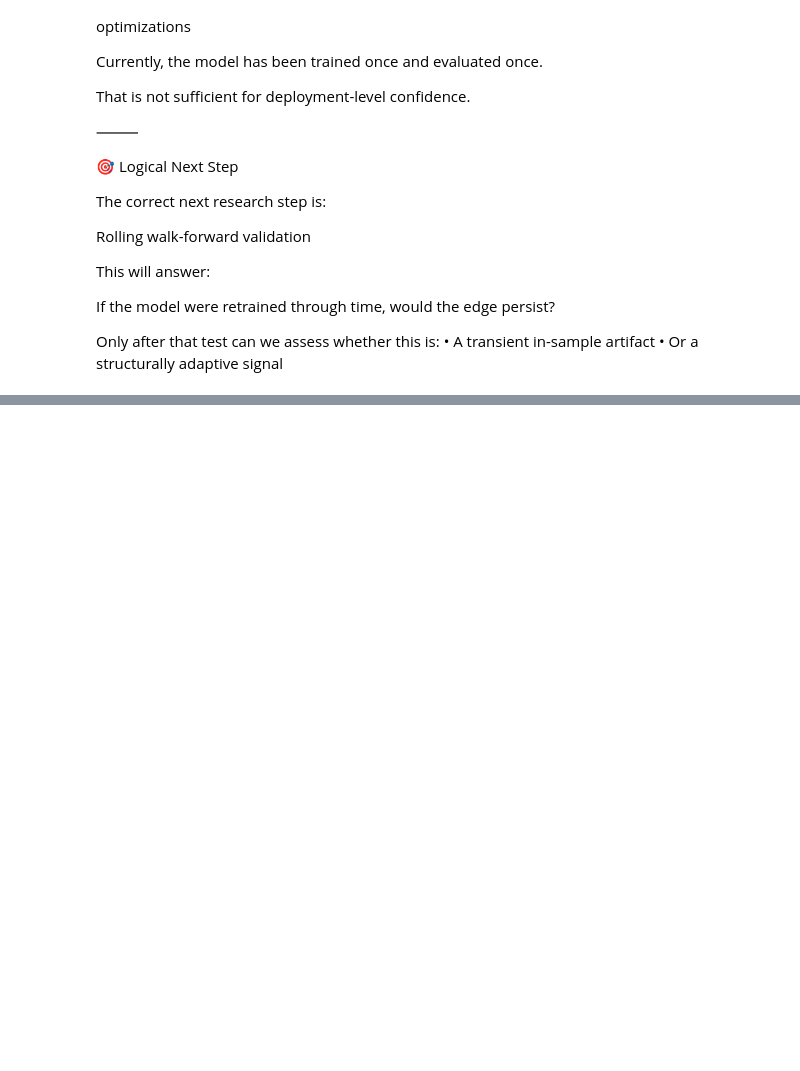
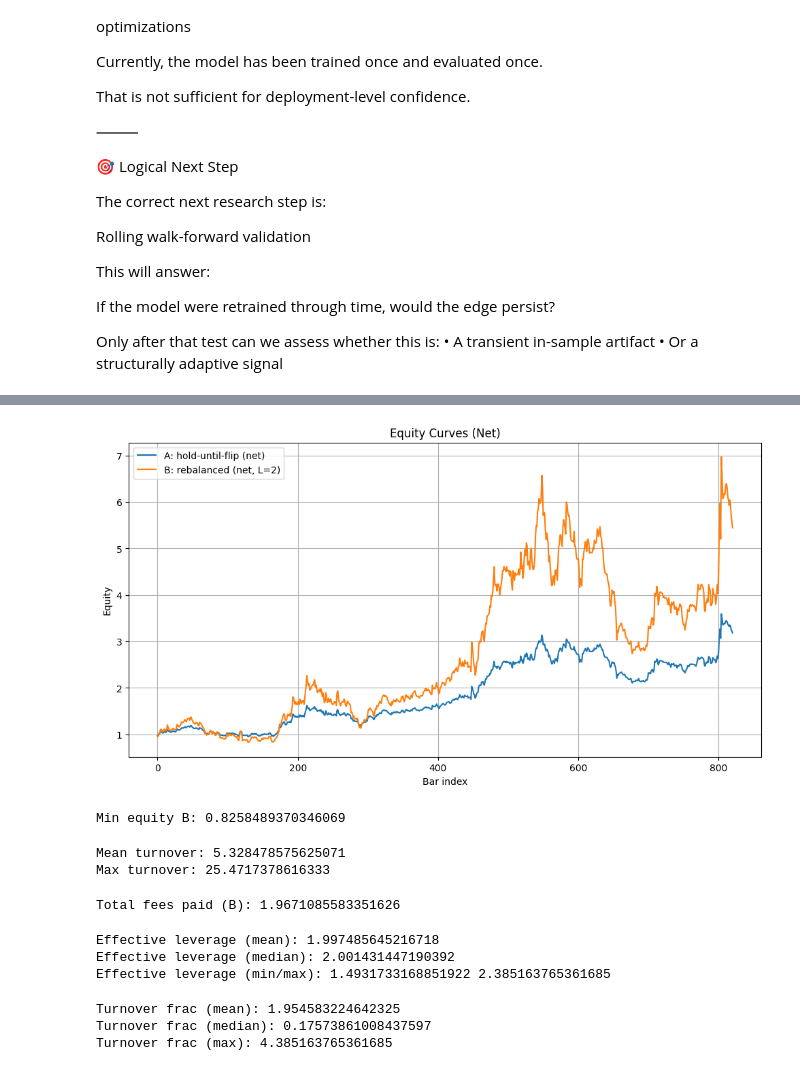
Before and after one commit to lucatoselliwork-source/XRPUSDT-Quant-ML, a Jupyter notebook: XRP_Model.ipynb, the cells around one changed output, grey strips where cells are left out. Saved outputs shown, nothing was run; the diff lists cells and outputs as text; code cells hidden in the pictures; blank space fills up the shorter version.

```diff
--- a/XRP_Model.ipynb
+++ b/XRP_Model.ipynb
@@ -613,0 +730,70 @@ Only after that test can we assess whether this is:
+# %%
+import matplotlib.pyplot as plt
+import numpy as np
+
+# A net curve (log space)
+eqA_log = A["equity_curve_net_taker"].to_numpy()
+# Convert to equity
+eqA = np.exp(eqA_log)
+
+# B equity already in equity space
+eqB = B["equity_B_L"].to_numpy()
+
+plt.figure(figsize=(12,6))
+plt.plot(eqA, label="A: hold-until-flip (net)")
+plt.plot(eqB, label="B: rebalanced (net, L=2)")
+plt.title("Equity Curves (Net)")
+plt.xlabel("Bar index")
+plt.ylabel("Equity")
+plt.grid(True)
+plt.legend()
+plt.show()
+# %% [output]
+[figure, added]
+# %%
+print("Min equity B:", B["equity_B_L"].min())
+# %% [output]
+Min equity B: 0.8258489370346069
+# %%
+import numpy as np
+
+notional = B["notional_B"].to_numpy()
+turnover = np.abs(np.diff(notional))
+
+print("Mean turnover:", turnover.mean())
+print("Max turnover:", turnover.max())
+# %% [output]
+Mean turnover: 5.328478575625071
+Max turnover: 25.4717378616333
+# %%
+print("Total fees paid (B):", B["fee_paid_B"].sum())
+# %% [output]
+Total fees paid (B): 1.9671085583351626
+# %%
+import numpy as np
+
+eq = B["equity_B_L"].to_numpy()
+notional = B["notional_B"].to_numpy()
+
+lev_eff = np.abs(notional) / np.maximum(eq, 1e-12)
+
+print("Effective leverage (mean):", lev_eff.mean())
+print("Effective leverage (median):", np.median(lev_eff))
+print("Effective leverage (min/max):", lev_eff.min(), lev_eff.max())
+# %% [output]
+Effective leverage (mean): 1.997485645216718
+Effective leverage (median): 2.001431447190392
+Effective leverage (min/max): 1.4931733168851922 2.385163765361685
+# %%
+eq_prev = eq[:-1]
+d_notional = np.abs(np.diff(notional))
+
+turnover_frac = d_notional / np.maximum(eq_prev, 1e-12)
+
+print("Turnover frac (mean):", turnover_frac.mean())
+print("Turnover frac (median):", np.median(turnover_frac))
+print("Turnover frac (max):", turnover_frac.max())
+# %% [output]
+Turnover frac (mean): 1.954583224642325
+Turnover frac (median): 0.17573861008437597
+Turnover frac (max): 4.385163765361685
```
Also changed, not shown: parts of 76 cells of this notebook.
